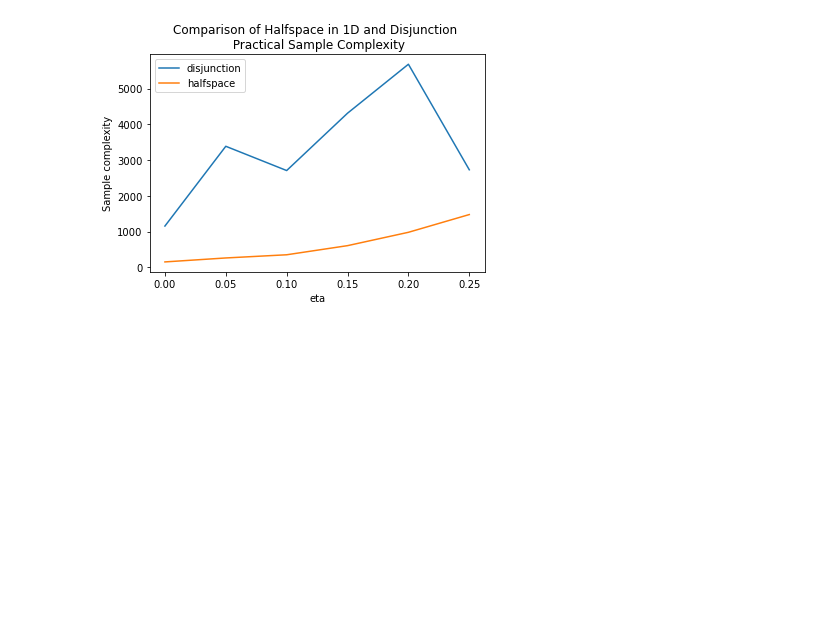
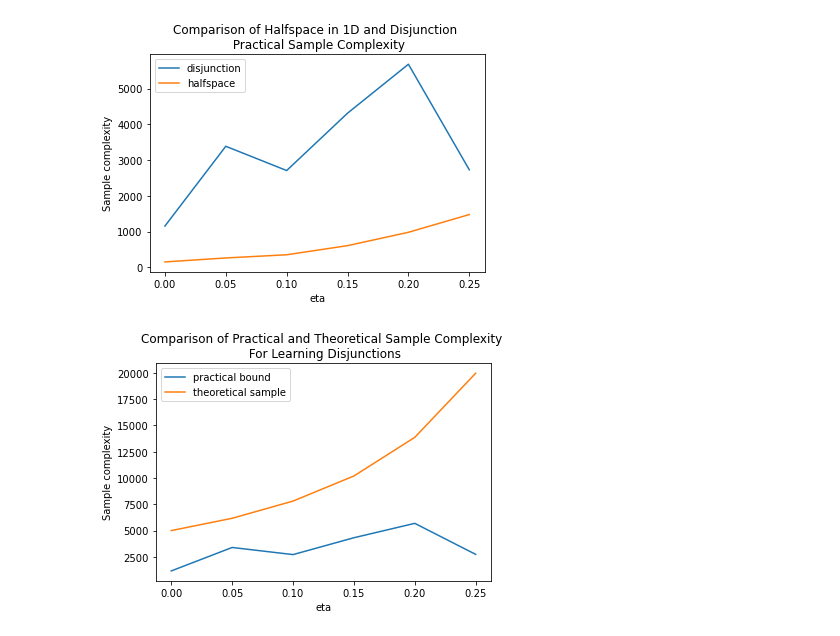
Before and after one commit to jye-1243/cs228-final, a Jupyter notebook: Analysis.ipynb, the cells around one changed output. Saved outputs shown, nothing was run; the diff lists cells and outputs as text; code cells hidden in the pictures; blank space fills up the shorter version.

Commit message:
One graph

```diff
--- a/Analysis.ipynb
+++ b/Analysis.ipynb
@@ -211,3 +211,14 @@ plt.savefig('Halfspace-Disjunct-Practical-Comp.png')
 plt.show()
 # %% [output]
 [figure]
+# %%
+plt.plot(etas, disjunct_practice, label='practical bound')
+plt.plot(etas, disjunct_bounds, label='theoretical sample')
+plt.legend()
+plt.xlabel('eta')
+plt.ylabel('Sample complexity')
+plt.title('Comparison of Practical and Theoretical Sample Complexity \n For Learning Disjunctions')
+plt.savefig('Disjunct-Whole-Comp.png')
+plt.show()
+# %% [output]
+[figure, added]
```
Also changed, not shown: 1 other file.
